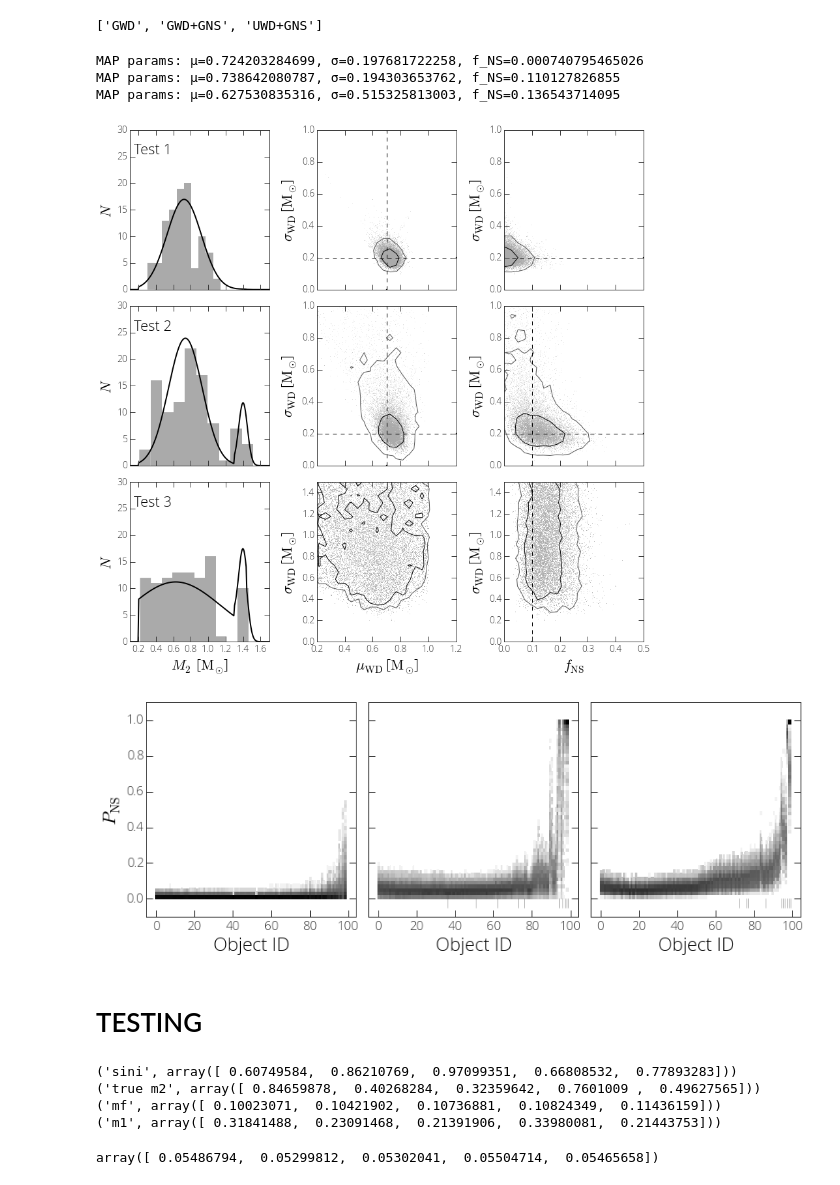
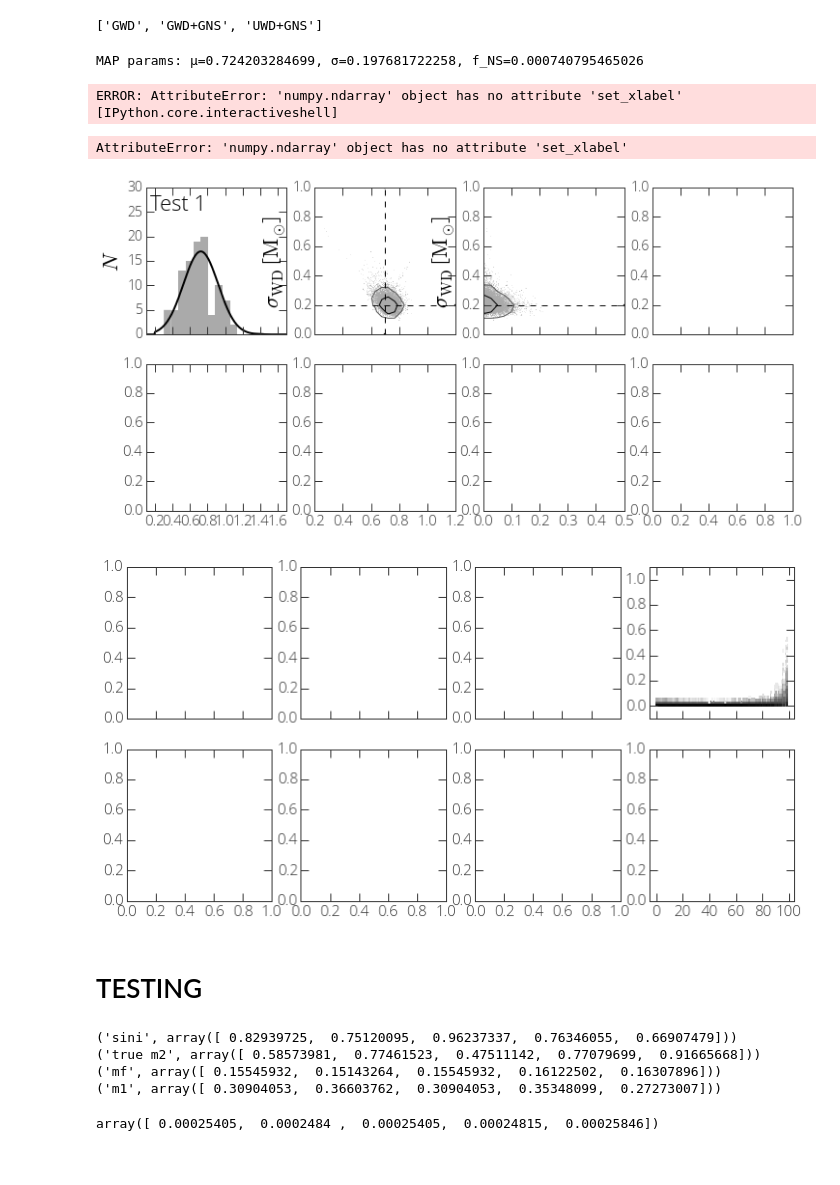
Before and after one commit to adrn/tilt-shift, a Jupyter notebook: notebooks/Paper figures.ipynb, the cells around one changed output. Cells and saved outputs as stored; diff of their text form; code cells hidden in the pictures.

```diff
--- a/notebooks/Paper figures.ipynb
+++ b/notebooks/Paper figures.ipynb
@@ -44,7 +44,7 @@ mean_NS = 1.4 # Msun
 stddev_NS = 0.05 # Msun
 
 # Number of steps to use in numerical integration below
-Nintegrate = 1024
+Nintegrate = 4096
 # %% [markdown]
 We generate data with three different models for the true distribution of companion masses:
 * __GWD__: A single (truncated) Gaussian
@@ -695,8 +684,11 @@ def sigma_contour(x, y, bins=None, ax=None, levels=None, contourf=False, **conto
     return fig
 
 def three_panel(axes, data, sampler, plot_samples=False, mu_lim=(0.2,1.2), sigma_lim=(0.,1.),
-                pt_alpha=0.5, known_m2=np.ones(len(data))*np.nan, panel1_norm=1.):
+                pt_alpha=0.5, known_m2=None, panel1_norm=1.):
     contour_bins = 27
+
+    if known_m2 is None:
+        known_m2 = np.ones(len(data))*np.nan
 
     map_idx = sampler.flatlnprobability.argmax()
     mean_WD,stddev_WD,f_NS = sampler.flatchain[map_idx]
@@ -752,7 +744,11 @@ def three_panel(axes, data, sampler, plot_samples=False, mu_lim=(0.2,1.2), sigma
         plt.setp(ax.get_yticklabels(), fontsize=14)
 
 def fourth_panel(ax, data, sampler, plot_samples=False, mu_lim=(0.2,1.2), sigma_lim=(0.,1.),
-                 pt_alpha=0.5, known_m2=np.ones(len(data))*np.nan):
+                 pt_alpha=0.5, known_m2=None):
+
+    if known_m2 is None:
+        known_m2 = np.ones(len(data))*np.nan
+
     # Fourth panel
     pNSes = []
     ids = np.arange(len(data['mf']))
@@ -802,67 +798,70 @@ for i,test_name in enumerate(test_data.keys()):
     else:
         three_panel(axes, data, sampler, pt_alpha=0.2, panel1_norm=panel1_norm)
 
     axes[2].axvline(pars['f_NS'], color='k', linewidth=1., linestyle='--')
 
     ymin,ymax = axes[0].get_ylim()
     axes[0].text(0.15, ymax - 0.15*(ymax-ymin), "Test {}".format(i+1), fontsize=22, fontweight=200)
 
     axes[0].set_ylabel("$N$")
 
     if pars.has_key('mean_WD'):
         axes[1].axhline(pars['stddev_WD'], color='k', linewidth=1., linestyle='--')
         axes[1].axvline(pars['mean_WD'], color='k', linewidth=1., linestyle='--')
         axes[2].axhline(pars['stddev_WD'], color='k', linewidth=1., linestyle='--')
 
     if i == 2:
         axes[0].set_xlabel(r'$M_2$ [${\rm M}_\odot$]')
         axes[1].set_xlabel(r"$\mu_{\rm WD}$ [${\rm M}_\odot$]")
         axes[2].set_xlabel(r'$f_{\rm NS}$')
         # axes[3].set_xlabel(r'$m_f$ [${\rm M}_\odot$]')
         # axes[3].set_xlabel(r'Object ID')
 
-    fourth_panel(all_axes2[i], data, sampler, pt_alpha=0.2)
+    fourth_panel(all_axes2[i,3], data, sampler, pt_alpha=0.2)
+    all_axes2[i,3].set_xlabel(r'Object ID')
 
-    all_axes2[i].set_xlabel(r'Object ID')
-all_axes2[0].set_ylabel(r'$P_{\rm NS}$')
+all_axes2[0,0].set_ylabel(r'$P_{\rm NS}$')
 
 fig.tight_layout()
 fig2.tight_layout()
 fig.savefig("../documents/letter/test_12.pdf")
 fig2.savefig("../documents/letter/test_3pceb.pdf")
 # %% [output]
 MAP params: μ=0.724203284699, σ=0.197681722258, f_NS=0.000740795465026
-MAP params: μ=0.738642080787, σ=0.194303653762, f_NS=0.110127826855
-MAP params: μ=0.627530835316, σ=0.515325813003, f_NS=0.136543714095
+ERROR: AttributeError: 'numpy.ndarray' object has no attribute 'set_xlabel' [IPython.core.interactiveshell]
+AttributeError: 'numpy.ndarray' object has no attribute 'set_xlabel'
-[figure, old version]
+[figure, new version]
-[figure, old version]
+[figure, new version]
 # %% [markdown]
 # TESTING
 # %%
-ixx = test_data['UWD+GNS']['mf'].argsort()
-print('sini', test_data['UWD+GNS']['sini'][ixx][40:45])
-print('true m2', test_data['UWD+GNS']['true_m2'][ixx][40:45])
+slc = slice(38,43)
+nm = 'GWD'
 
-mff = test_data['UWD+GNS']['mf'][ixx][40:45].copy()
-m11 = test_data['UWD+GNS']['m1'][ixx][40:45].copy()
+ixx = test_data[nm]['mf'].argsort()
+print('sini', test_data[nm]['sini'][ixx][slc])
+print('true m2', test_data[nm]['true_m2'][ixx][slc])
 
-#m11[0] = m11[3]
-#mff[0] = mff[3] - 0.001
+mff = test_data[nm]['mf'][ixx][slc].copy()
+m11 = test_data[nm]['m1'][ixx][slc].copy()
+
+m11[0] = m11[2]
+mff[0] = mff[2]
 
 print('mf', mff)
 print('m1', m11)
 
-NS_prob(dict(mean=0.637431389421, stddev=0.51369085816),
-        0.135591418137,
+NS_prob(dict(mean=0.724203284699, stddev=0.197681722258),
+        0.000740795465026,
         mff, m11,
         known_m2=np.array([np.nan,np.nan,np.nan,np.nan,np.nan]),
         bounds_WD=(0.2,1.44))
 # %% [output]
-('sini', array([ 0.60749584,  0.86210769,  0.97099351,  0.66808532,  0.77893283]))
-('true m2', array([ 0.84659878,  0.40268284,  0.32359642,  0.7601009 ,  0.49627565]))
-('mf', array([ 0.10023071,  0.10421902,  0.10736881,  0.10824349,  0.11436159]))
-('m1', array([ 0.31841488,  0.23091468,  0.21391906,  0.33980081,  0.21443753]))
+('sini', array([ 0.82939725,  0.75120095,  0.96237337,  0.76346055,  0.66907479]))
+('true m2', array([ 0.58573981,  0.77461523,  0.47511142,  0.77079699,  0.91665668]))
+('mf', array([ 0.15545932,  0.15143264,  0.15545932,  0.16122502,  0.16307896]))
+('m1', array([ 0.30904053,  0.36603762,  0.30904053,  0.35348099,  0.27273007]))
-array([ 0.05486794,  0.05299812,  0.05302041,  0.05504714,  0.05465658])
+array([ 0.00025405,  0.0002484 ,  0.00025405,  0.00024815,  0.00025846])
 # %%
 def four_panel(axes, data, sampler, plot_samples=False, mu_lim=(0.2,1.2), sigma_lim=(0.,1.),
                pt_alpha=0.5, known_m2=np.ones(len(data))*np.nan, panel1_norm=1., contour_bins=33):
```
Also changed, not shown: parts of 7 cells of this notebook, 3 other files.
